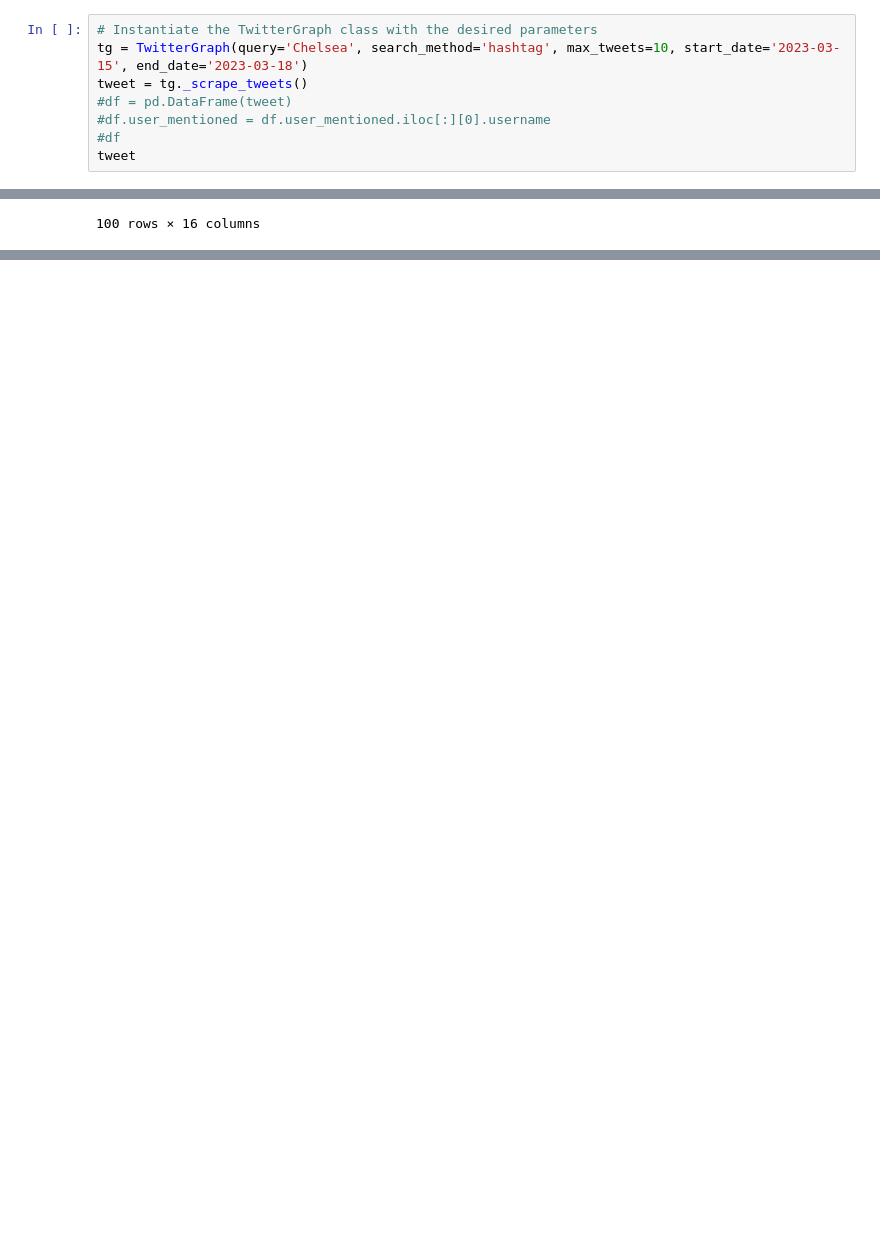
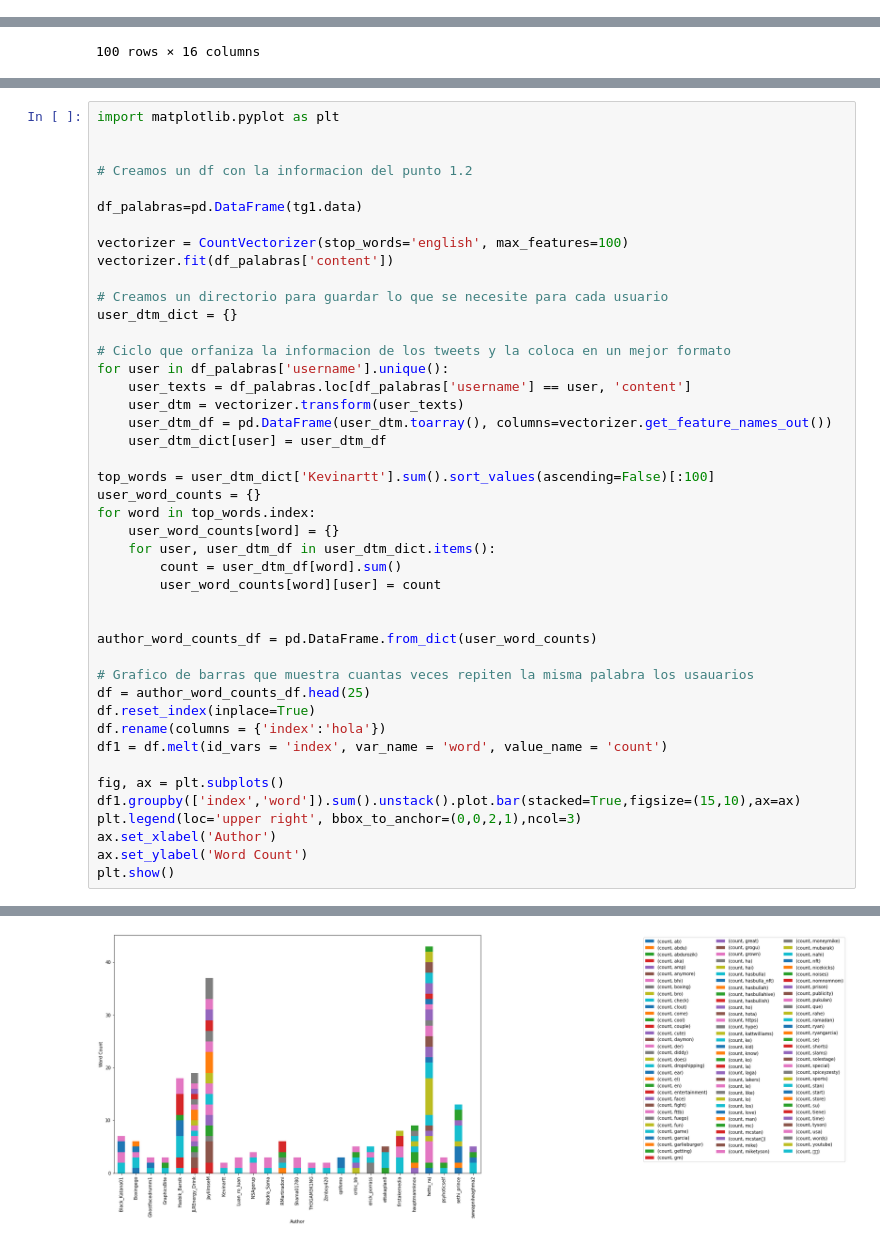
Before and after one commit to jsebastianquiroga/Topicos_analitica, a Jupyter notebook: Notebook/Empirical_network_twitter.ipynb, the cells around one changed output, grey strips where cells are left out. Drawn from its saved outputs; the diff is of its cells as text; blank space fills up the shorter version.

```diff
--- a/Notebook/Empirical_network_twitter.ipynb
+++ b/Notebook/Empirical_network_twitter.ipynb
@@ -233,8 +67,0 @@ class TwitterGraph:
-# %%
-# Instantiate the TwitterGraph class with the desired parameters
-tg = TwitterGraph(query='Chelsea', search_method='hashtag', max_tweets=10, start_date='2023-03-15', end_date='2023-03-18')
-tweet = tg._scrape_tweets()
-#df = pd.DataFrame(tweet)
-#df.user_mentioned = df.user_mentioned.iloc[:][0].username
-#df
-tweet
@@ -496,0 +299,45 @@ tg1.data
+# %%
+import matplotlib.pyplot as plt
+
+
+# Creamos un df con la informacion del punto 1.2
+
+df_palabras=pd.DataFrame(tg1.data)
+
+vectorizer = CountVectorizer(stop_words='english', max_features=100)
+vectorizer.fit(df_palabras['content'])
+
+# Creamos un directorio para guardar lo que se necesite para cada usuario
+user_dtm_dict = {}
+
+# Ciclo que orfaniza la informacion de los tweets y la coloca en un mejor formato
+for user in df_palabras['username'].unique():
+    user_texts = df_palabras.loc[df_palabras['username'] == user, 'content']
+    user_dtm = vectorizer.transform(user_texts)
+    user_dtm_df = pd.DataFrame(user_dtm.toarray(), columns=vectorizer.get_feature_names_out())
+    user_dtm_dict[user] = user_dtm_df
+
+top_words = user_dtm_dict['Kevinartt'].sum().sort_values(ascending=False)[:100]
+user_word_counts = {}
+for word in top_words.index:
+    user_word_counts[word] = {}
+    for user, user_dtm_df in user_dtm_dict.items():
+        count = user_dtm_df[word].sum()
+        user_word_counts[word][user] = count
+
+
+author_word_counts_df = pd.DataFrame.from_dict(user_word_counts)
+
+# Grafico de barras que muestra cuantas veces repiten la misma palabra los usauarios
+df = author_word_counts_df.head(25)
+df.reset_index(inplace=True)
+df.rename(columns = {'index':'hola'})
+df1 = df.melt(id_vars = 'index', var_name = 'word', value_name = 'count')
+
+fig, ax = plt.subplots()
+df1.groupby(['index','word']).sum().unstack().plot.bar(stacked=True,figsize=(15,10),ax=ax)
+plt.legend(loc='upper right', bbox_to_anchor=(0,0,2,1),ncol=3)
+ax.set_xlabel('Author')
+ax.set_ylabel('Word Count')
+plt.show()
+# %% [output]
@@ -496,0 +354 @@ tg1.data
+[figure, added]
```
Also changed, not shown: parts of 20 cells of this notebook.
